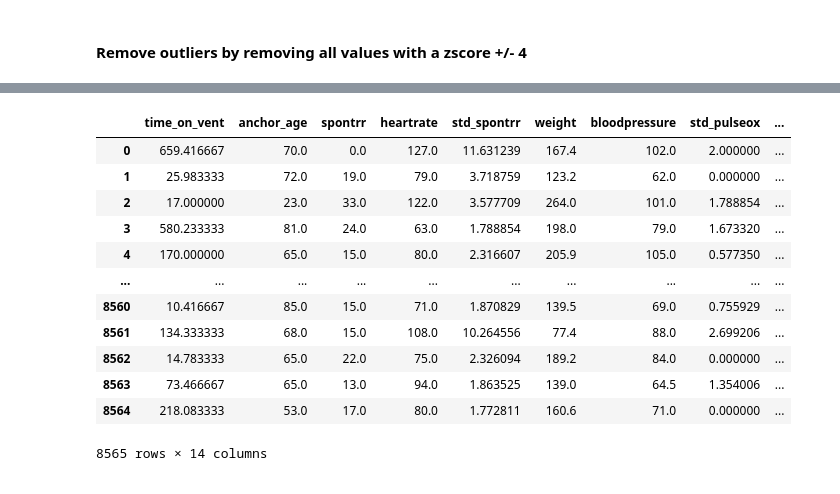
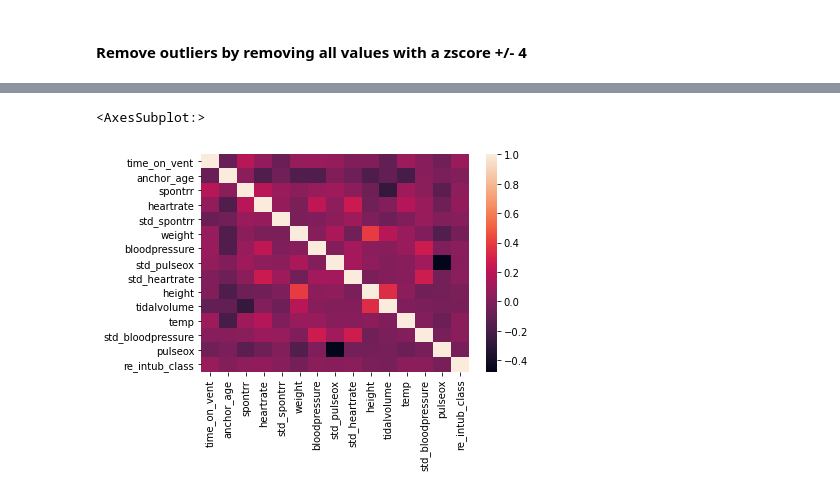
Before and after one commit to anne717/ventilator-insight, a Jupyter notebook: notebooks/06EDA.ipynb, the cells around one changed output, grey strips where cells are left out. Saved outputs shown, nothing was run; the diff lists cells and outputs as text; code cells hidden in the pictures.

```diff
--- a/notebooks/06EDA.ipynb
+++ b/notebooks/06EDA.ipynb
@@ -183,21 +166,3 @@ df_continuous.describe()
-# %%
-#df_continuous.reset_index(inplace=True)
-#df_continuous.drop('index',axis=1,inplace=True)
-df_continuous
-# %% [output]
-|  | time_on_vent | anchor_age | spontrr | heartrate | std_spontrr | weight | bloodpressure | std_pulseox | ... |
-| 0 | 659.416667 | 70.0 | 0.0 | 127.0 | 11.631239 | 167.4 | 102.0 | 2.000000 | ... |
-| 1 | 25.983333 | 72.0 | 19.0 | 79.0 | 3.718759 | 123.2 | 62.0 | 0.000000 | ... |
-| 2 | 17.000000 | 23.0 | 33.0 | 122.0 | 3.577709 | 264.0 | 101.0 | 1.788854 | ... |
-| 3 | 580.233333 | 81.0 | 24.0 | 63.0 | 1.788854 | 198.0 | 79.0 | 1.673320 | ... |
-| 4 | 170.000000 | 65.0 | 15.0 | 80.0 | 2.316607 | 205.9 | 105.0 | 0.577350 | ... |
-| ... | ... | ... | ... | ... | ... | ... | ... | ... | ... |
-| 8560 | 10.416667 | 85.0 | 15.0 | 71.0 | 1.870829 | 139.5 | 69.0 | 0.755929 | ... |
-| 8561 | 134.333333 | 68.0 | 15.0 | 108.0 | 10.264556 | 77.4 | 88.0 | 2.699206 | ... |
-| 8562 | 14.783333 | 65.0 | 22.0 | 75.0 | 2.326094 | 189.2 | 84.0 | 0.000000 | ... |
-| 8563 | 73.466667 | 65.0 | 13.0 | 94.0 | 1.863525 | 139.0 | 64.5 | 1.354006 | ... |
-| 8564 | 218.083333 | 53.0 | 17.0 | 80.0 | 1.772811 | 160.6 | 71.0 | 0.000000 | ... |
-8565 rows × 14 columns
 # %%
 df_categorical = df_features.copy()
 df_categorical = df_features[['re_intub_class','gender','admission_type']]
@@ -205,0 +174,5 @@ df_to_model = pd.merge(left = df_continuous, right=df_categorical, how = 'inner'
+# %%
+sns.heatmap(df_to_model.corr())
+# %% [output]
+<AxesSubplot:>
+[figure, added]
```
Also changed, not shown: parts of 19 cells of this notebook, 1 other file.
